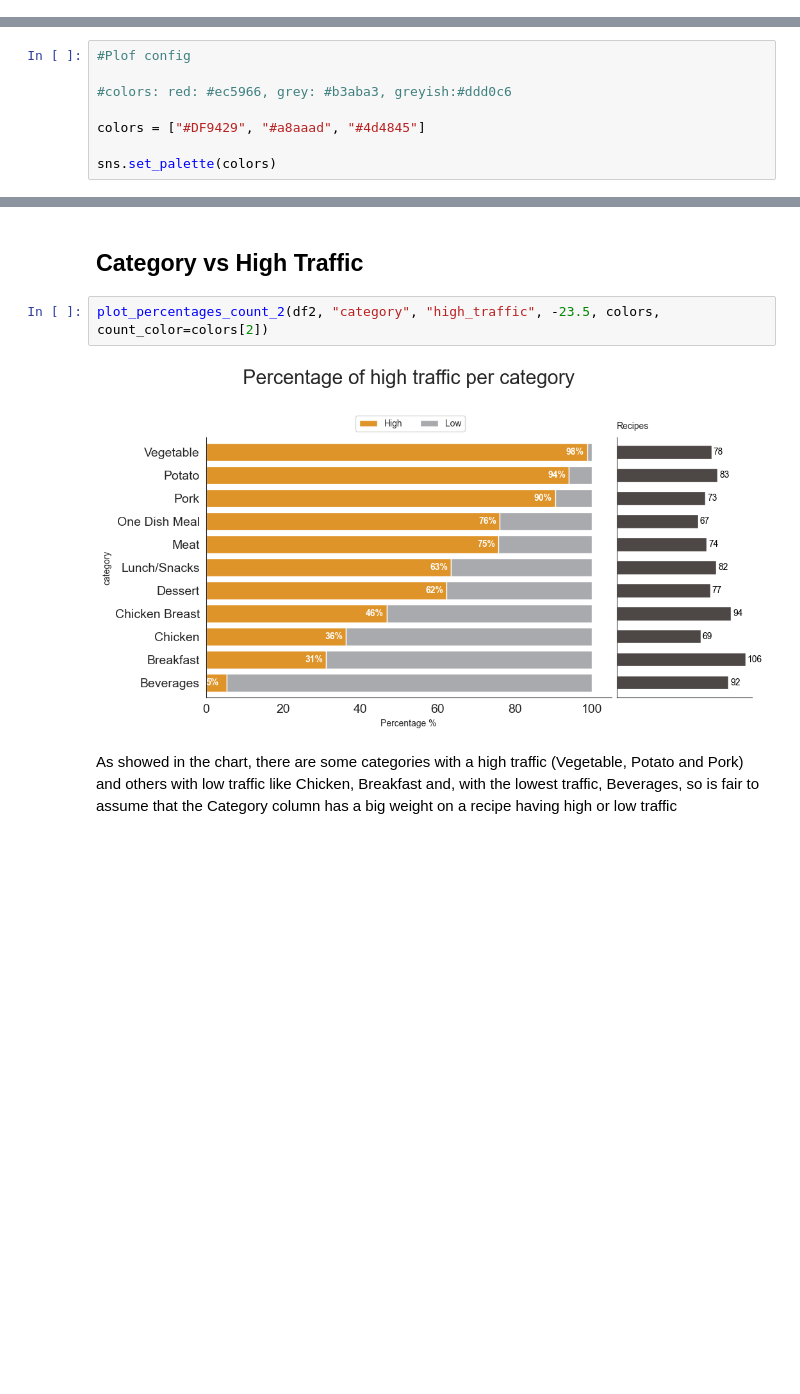
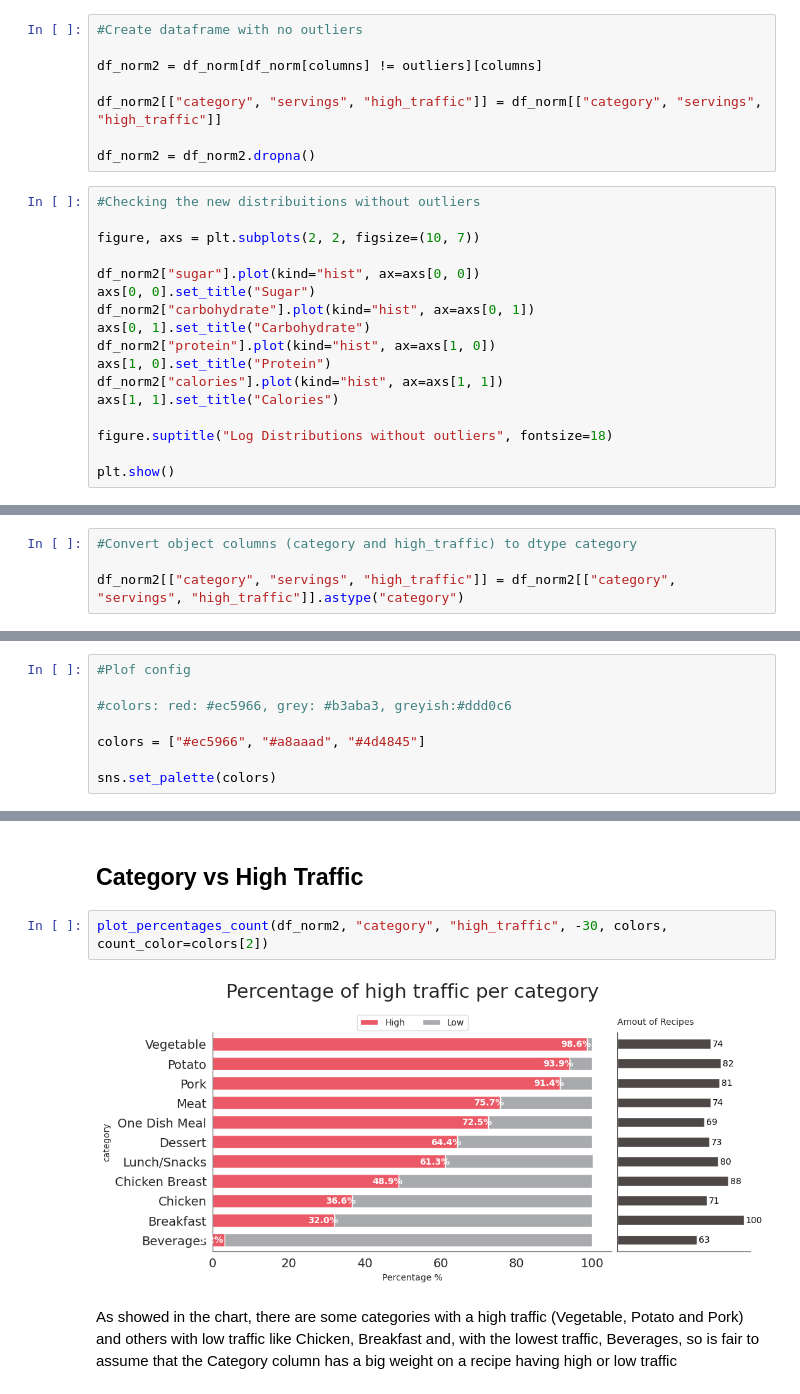
Before and after one commit to Rookie-Mistake/recipes_traffic, a Jupyter notebook: recipes_traffic.ipynb, the cells around one changed output, grey strips where cells are left out. Drawn from its saved outputs; the diff is of its cells as text; blank space fills up the shorter version.

```diff
--- a/recipes_traffic.ipynb
+++ b/recipes_traffic.ipynb
@@ -165,0 +414,25 @@ The data is clean and read to be analyzed.
+# %%
+#Create dataframe with no outliers
+
+df_norm2 = df_norm[df_norm[columns] != outliers][columns]
+
+df_norm2[["category", "servings", "high_traffic"]] = df_norm[["category", "servings", "high_traffic"]]
+
+df_norm2 = df_norm2.dropna()
+# %%
+#Checking the new distribuitions without outliers
+
+figure, axs = plt.subplots(2, 2, figsize=(10, 7))
+
+df_norm2["sugar"].plot(kind="hist", ax=axs[0, 0])
+axs[0, 0].set_title("Sugar")
+df_norm2["carbohydrate"].plot(kind="hist", ax=axs[0, 1])
+axs[0, 1].set_title("Carbohydrate")
+df_norm2["protein"].plot(kind="hist", ax=axs[1, 0])
+axs[1, 0].set_title("Protein")
+df_norm2["calories"].plot(kind="hist", ax=axs[1, 1])
+axs[1, 1].set_title("Calories")
+
+figure.suptitle("Log Distributions without outliers", fontsize=18)
+
+plt.show()
@@ -165,0 +445,4 @@ The data is clean and read to be analyzed.
+# %%
+#Convert object columns (category and high_traffic) to dtype category
+
+df_norm2[["category", "servings", "high_traffic"]] = df_norm2[["category", "servings", "high_traffic"]].astype("category")
@@ -285,7 +614,7 @@ def numeric_cols_analysis(df, column, fig_size):
 
 #colors: red: #ec5966, grey: #b3aba3, greyish:#ddd0c6
 
-colors = ["#DF9429", "#a8aaad", "#4d4845"]
+colors = ["#ec5966", "#a8aaad", "#4d4845"]
 
 sns.set_palette(colors)
 # %% [markdown]
@@ -302,9 +631,9 @@ Name: high_traffic, dtype: float64
 # %% [markdown]
 ## Category vs High Traffic
 # %%
-plot_percentages_count_2(df2, "category", "high_traffic", -23.5, colors, count_color=colors[2])
+plot_percentages_count(df_norm2, "category", "high_traffic", -30, colors, count_color=colors[2])
 # %% [output]
-[figure, old version]
+[figure, new version]
 # %% [markdown]
 As showed in the chart, there are some categories with a high traffic (Vegetable, Potato and Pork) and others with low traffic like Chicken, Breakfast and, with the lowest traffic, Beverages, so is fair to assume that the Category column has a big weight on a recipe having high or low traffic
 # %% [markdown]
```
Also changed, not shown: parts of 157 cells of this notebook, 1 other file.
